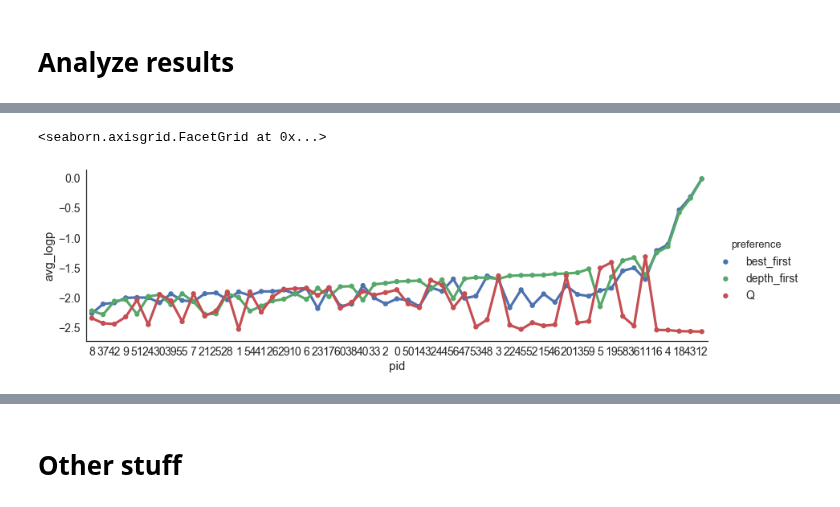
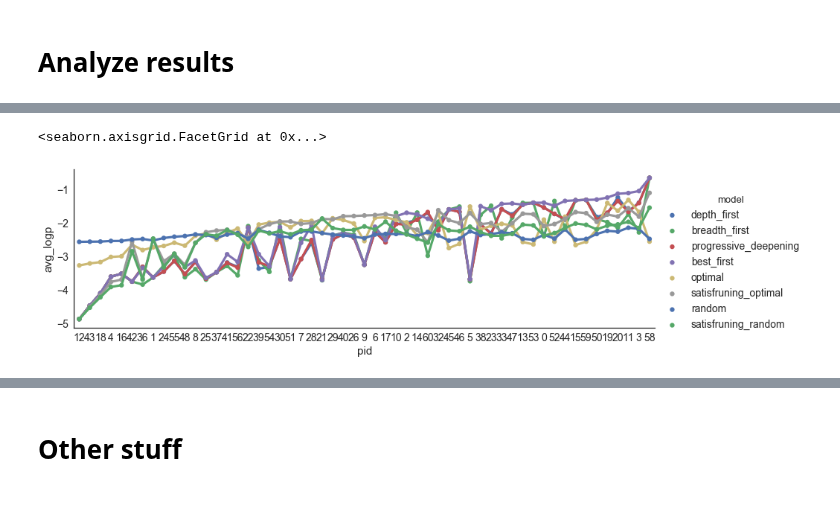
Before and after one commit to fredcallaway/planning, a Jupyter notebook: python/model_comparison.ipynb, the cells around one changed output, grey strips where cells are left out. Cells and saved outputs as stored; diff of their text form; code cells hidden in the pictures.

Commit message:
model_comparison

```diff
--- a/python/model_comparison.ipynb
+++ b/python/model_comparison.ipynb
@@ -188,0 +199,14 @@ pdf['thinking'] = mdf.groupby('pid').thinking.mean()
+# %%
+import json
+def excluded_pids():
+    sdf = exp_data['survey-multi-choice'].query('pid == @complete').copy()
+    sdf = pd.DataFrame(list(sdf.responses), index=sdf.index)
+    correct = pd.Series(['-$10 to $10', '$1', '1 cent for every $1 you make in the game'])
+    fail_quiz = (sdf != correct).sum(axis=1) > 1
+    no_click = mdf.query('block == "train_inspector"').groupby('pid').n_clicks.sum() == 0
+    return fail_quiz | no_click
+
+exclude = excluded_pids()
+tdf['exclude'] = list(exclude.loc[tdf.pid])
+tdf = tdf.query('~exclude').copy().drop('exclude', axis=1)
+print(f'excluding {exclude.sum()} out of {len(exclude)} partipicants')
@@ -329,20 +369,3 @@ def fit_participants(data):
 results = fit_participants(data)
 # %% [markdown]
 # Analyze results
-# %%
-import json
-sdf = exp_data['survey-multi-choice']
-sdf = pd.DataFrame(list(sdf.responses.apply(json.loads)), index=sdf.index)
-correct = sdf.iloc[0]
-fail_quiz = (sdf != correct).sum(axis=1) > 1
-no_click = mdf.query('block == "train_inspector"').groupby('pid').n_clicks.sum() == 0
-exclude = fail_quiz | no_click
-exclude.mean()
-results['exclude'] = list(exclude.loc[results.pid])
-
-mle = best_logp(results.query('~exclude'), group='pid').set_index('pid')
-score = tdf.groupby('pid').score.mean()
-mle['high_score'] = (score > score.median()).astype(int)
-os.makedirs(f'results/{VERSION}/', exist_ok=True)
-mle.to_csv(f'results/{VERSION}/mle.csv')
-mle.preference.value_counts()
@@ -355,0 +397,3 @@ results['avg_logp'] = results.logp / list(data.pid.value_counts()[results.pid])
+# %%
+results.satisfice = results.satisfice.astype(float)
+results.prune = results.prune.astype(float)
@@ -356,11 +414,12 @@ results['avg_logp'] = results.logp / list(data.pid.value_counts()[results.pid])
 # %%
+results['avg_logp'] = results.logp / list(data.pid.value_counts()[results.pid])
 pal = sns.color_palette()
-pal[3] = '#999999'
+pal[-1] = '#999999'
 
-order = list(results.query('~exclude').groupby('pid').avg_logp.max().sort_values().index)
-sns.factorplot('pid', 'avg_logp', hue='preference',
-               data=results.query('~exclude'),
+order = list(results.groupby('pid').avg_logp.max().sort_values().index)
+sns.factorplot('pid', 'avg_logp', hue='model',
+               data=results,
                aspect=3, order=order, palette=pal, markers='.')
 # %% [output]
 <seaborn.axisgrid.FacetGrid at 0x...>
-[figure, old version]
+[figure, new version]
```
Also changed, not shown: parts of 19 cells of this notebook.
